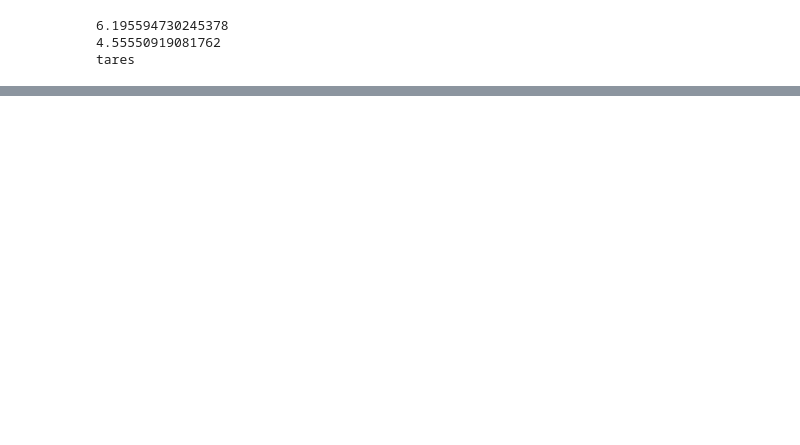
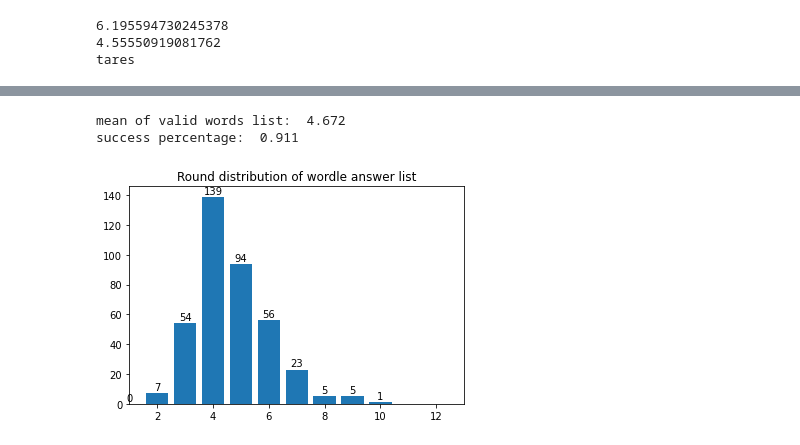
Before and after one commit to yangyangsimons/Artificial_intelligence_solving_wordle, a Jupyter notebook: Figure&Plot.ipynb, the cells around one changed output, grey strips where cells are left out. Drawn from its saved outputs; the diff is of its cells as text; code cells hidden in the pictures; blank space fills up the shorter version.

```diff
--- a/Figure&Plot.ipynb
+++ b/Figure&Plot.ipynb
@@ -269,0 +294,13 @@ tares
+# %%
+updatedInfo_WordleAnswerList = pd.read_csv("./data/result/OptimizedInformation-wordleAnswerlist.csv").iloc[:,1]
+__PlayRoundDisplay__(updatedInfo_WordleAnswerList,'Optimized info',"wordle answer list")
+print("mean of valid words list: ", round(updatedInfo_WordleAnswerList.mean(),3))
+count = 0
+for times in updatedInfo_WordleAnswerList:
+    if(times <= 6):
+        count = count + 1
+print("success percentage: ",round(count / len(updatedInfo_WordleAnswerList), 3))
+# %% [output]
+mean of valid words list:  4.672
+success percentage:  0.911
+[figure, added]
```
Also changed, not shown: parts of 10 cells of this notebook, 22 other files.
